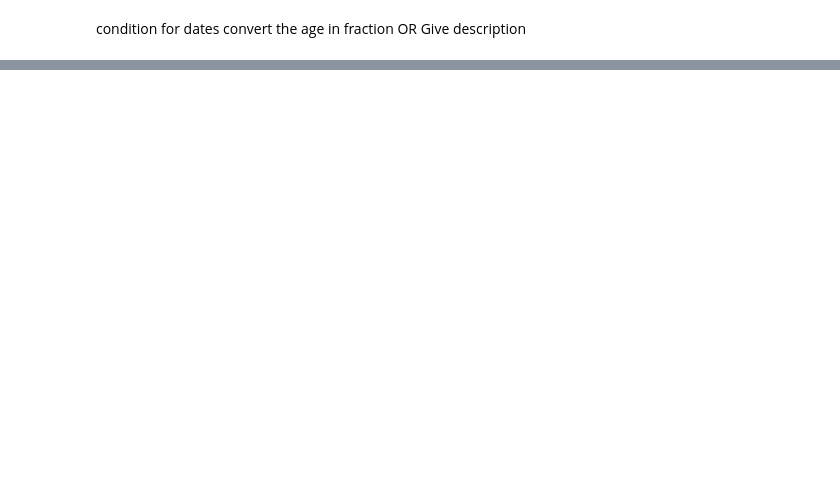
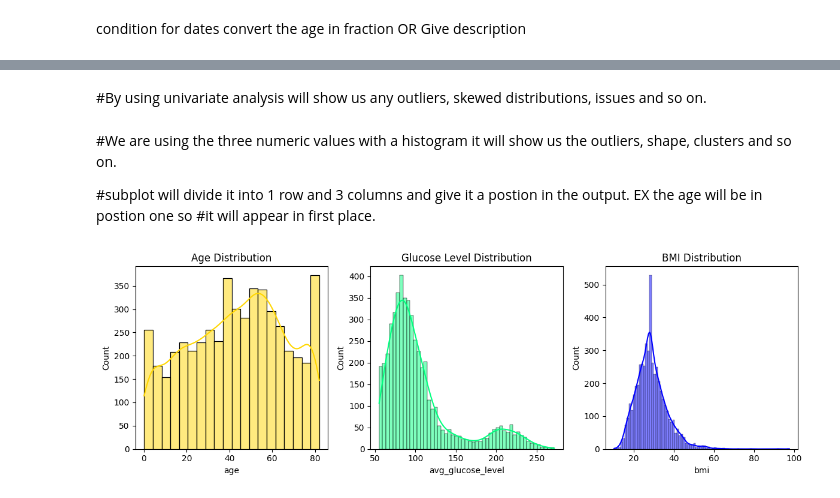
Before and after one commit to millertaybali/python_for_data_science_project_group_5, a Jupyter notebook: stroke_analysis.ipynb, the cells around one changed output, grey strips where cells are left out. Cells and saved outputs as stored; diff of their text form; code cells hidden in the pictures; blank space fills up the shorter version.

Commit message:
cleaned, univarate analysis, bivariate analysis and trend detection

```diff
--- a/stroke_analysis.ipynb
+++ b/stroke_analysis.ipynb
@@ -41,0 +119,2 @@ Give description
+# %%
+df["bmi"]=df["bmi"].fillna(df["bmi"].median())
@@ -41,0 +139,23 @@ Give description
+# %% [markdown]
+#By using univariate analysis will show us any outliers, skewed distributions, issues and so on.
+# %% [markdown]
+#We are using the three numeric values with a histogram it will show us the outliers, shape, clusters and so on.
+
+#subplot will divide it into 1 row and 3 columns and give it a postion in the output. EX the age will be in postion one so
+#it will appear in first place.
+# %%
+plt.figure(figsize=(12,4))
+plt.subplot(1,3,1)
+sns.histplot(df['age'], kde=True, color=("gold"), edgecolor=("black"))
+plt.title('Age Distribution')
+
+plt.subplot(1,3,2)
+sns.histplot(df['avg_glucose_level'], kde=True, color=("springgreen"), edgecolor=("black"))
+plt.title('Glucose Level Distribution')
+
+plt.subplot(1,3,3)
+sns.histplot(df['bmi'], kde=True, color=("blue"), edgecolor=("black"))
+plt.title('BMI Distribution')
+plt.tight_layout()
+# %% [output]
+[figure, added]
```
Also changed, not shown: parts of 42 cells of this notebook.
